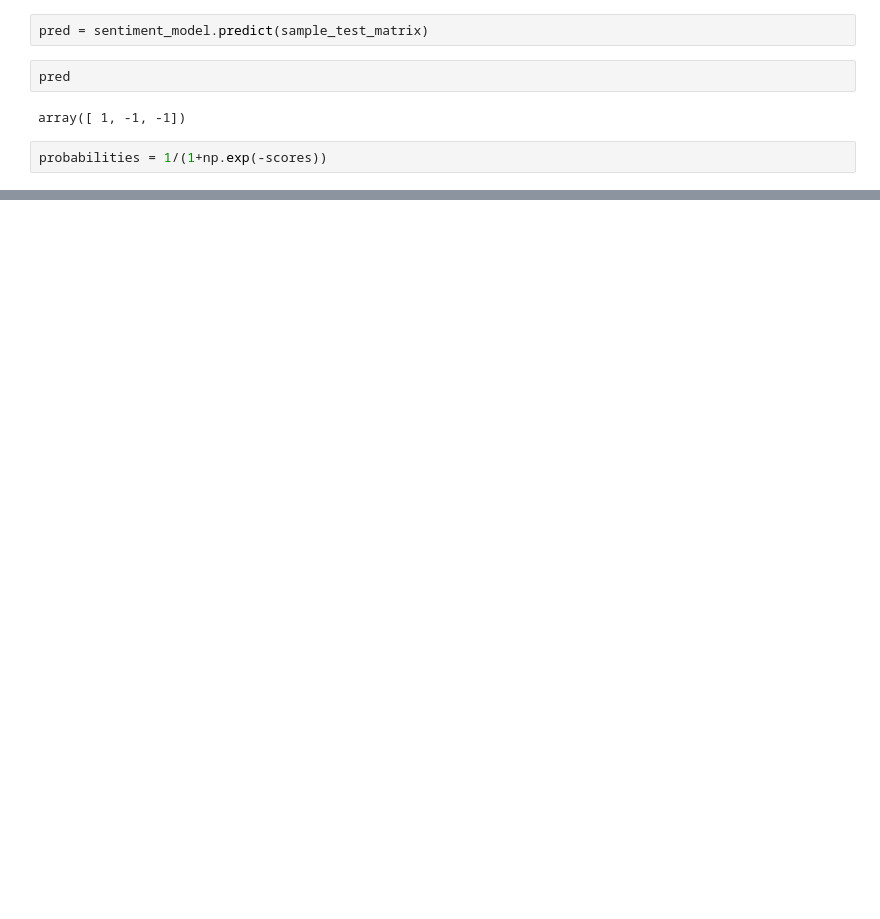
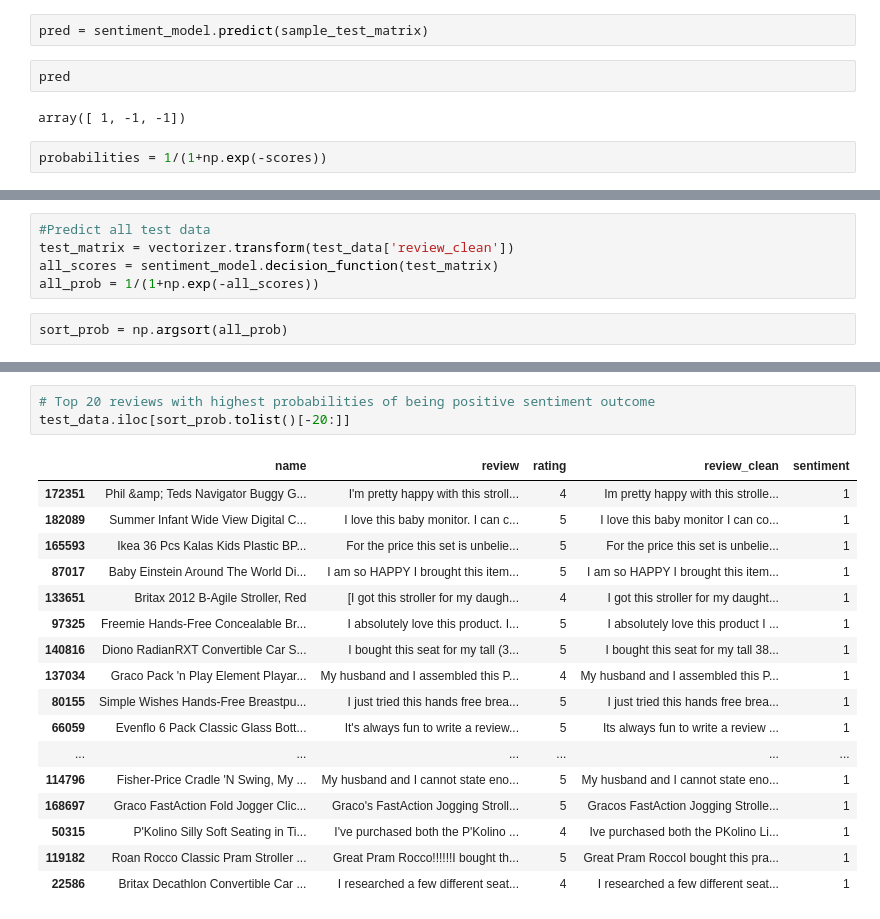
Before and after one commit to ah3200/Classification, a Jupyter notebook: week1/linear-classifier.ipynb, the cells around one changed output, grey strips where cells are left out. Saved outputs shown, nothing was run; the diff lists cells and outputs as text; blank space fills up the shorter version.

```diff
--- a/week1/linear-classifier.ipynb
+++ b/week1/linear-classifier.ipynb
@@ -135,0 +144,7 @@ $0.000030
+# %%
+#Predict all test data
+test_matrix = vectorizer.transform(test_data['review_clean'])
+all_scores = sentiment_model.decision_function(test_matrix)
+all_prob = 1/(1+np.exp(-all_scores))
+# %%
+sort_prob = np.argsort(all_prob)
@@ -135,0 +178,21 @@ $0.000030
+# %%
+# Top 20 reviews with highest probabilities of being positive sentiment outcome
+test_data.iloc[sort_prob.tolist()[-20:]]
+# %% [output]
+|  | name | review | rating | review_clean | sentiment |
+| 172351 | Phil &amp; Teds Navigator Buggy G... | I'm pretty happy with this stroll... | 4 | Im pretty happy with this strolle... | 1 |
+| 182089 | Summer Infant Wide View Digital C... | I love this baby monitor. I can c... | 5 | I love this baby monitor I can co... | 1 |
+| 165593 | Ikea 36 Pcs Kalas Kids Plastic BP... | For the price this set is unbelie... | 5 | For the price this set is unbelie... | 1 |
+| 87017 | Baby Einstein Around The World Di... | I am so HAPPY I brought this item... | 5 | I am so HAPPY I brought this item... | 1 |
+| 133651 | Britax 2012 B-Agile Stroller, Red | [I got this stroller for my daugh... | 4 | I got this stroller for my daught... | 1 |
+| 97325 | Freemie Hands-Free Concealable Br... | I absolutely love this product. I... | 5 | I absolutely love this product I ... | 1 |
+| 140816 | Diono RadianRXT Convertible Car S... | I bought this seat for my tall (3... | 5 | I bought this seat for my tall 38... | 1 |
+| 137034 | Graco Pack 'n Play Element Playar... | My husband and I assembled this P... | 4 | My husband and I assembled this P... | 1 |
+| 80155 | Simple Wishes Hands-Free Breastpu... | I just tried this hands free brea... | 5 | I just tried this hands free brea... | 1 |
+| 66059 | Evenflo 6 Pack Classic Glass Bott... | It's always fun to write a review... | 5 | Its always fun to write a review ... | 1 |
+| ... | ... | ... | ... | ... | ... |
+| 114796 | Fisher-Price Cradle 'N Swing, My ... | My husband and I cannot state eno... | 5 | My husband and I cannot state eno... | 1 |
+| 168697 | Graco FastAction Fold Jogger Clic... | Graco's FastAction Jogging Stroll... | 5 | Gracos FastAction Jogging Strolle... | 1 |
+| 50315 | P'Kolino Silly Soft Seating in Ti... | I've purchased both the P'Kolino ... | 4 | Ive purchased both the PKolino Li... | 1 |
+| 119182 | Roan Rocco Classic Pram Stroller ... | Great Pram Rocco!!!!!!I bought th... | 5 | Great Pram RoccoI bought this pra... | 1 |
+| 22586 | Britax Decathlon Convertible Car ... | I researched a few different seat... | 4 | I researched a few different seat... | 1 |
```
Also changed, not shown: parts of 27 cells of this notebook.
